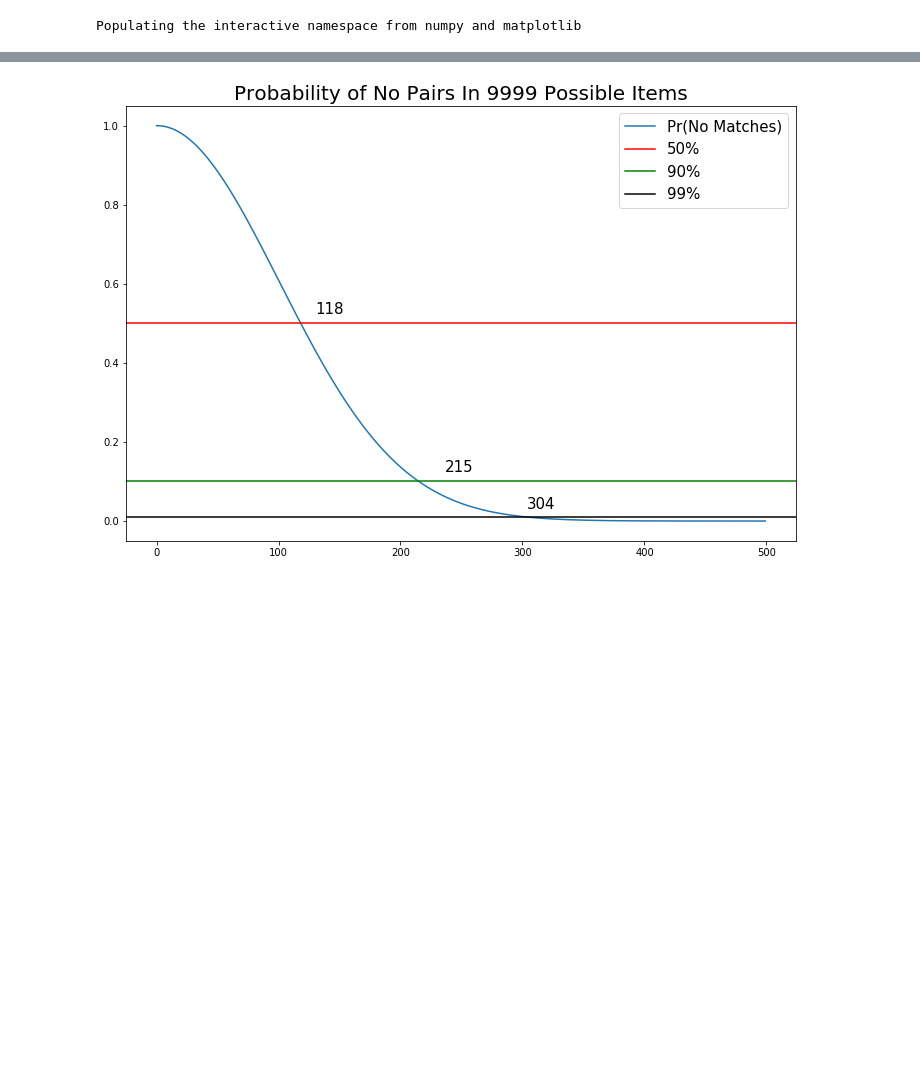
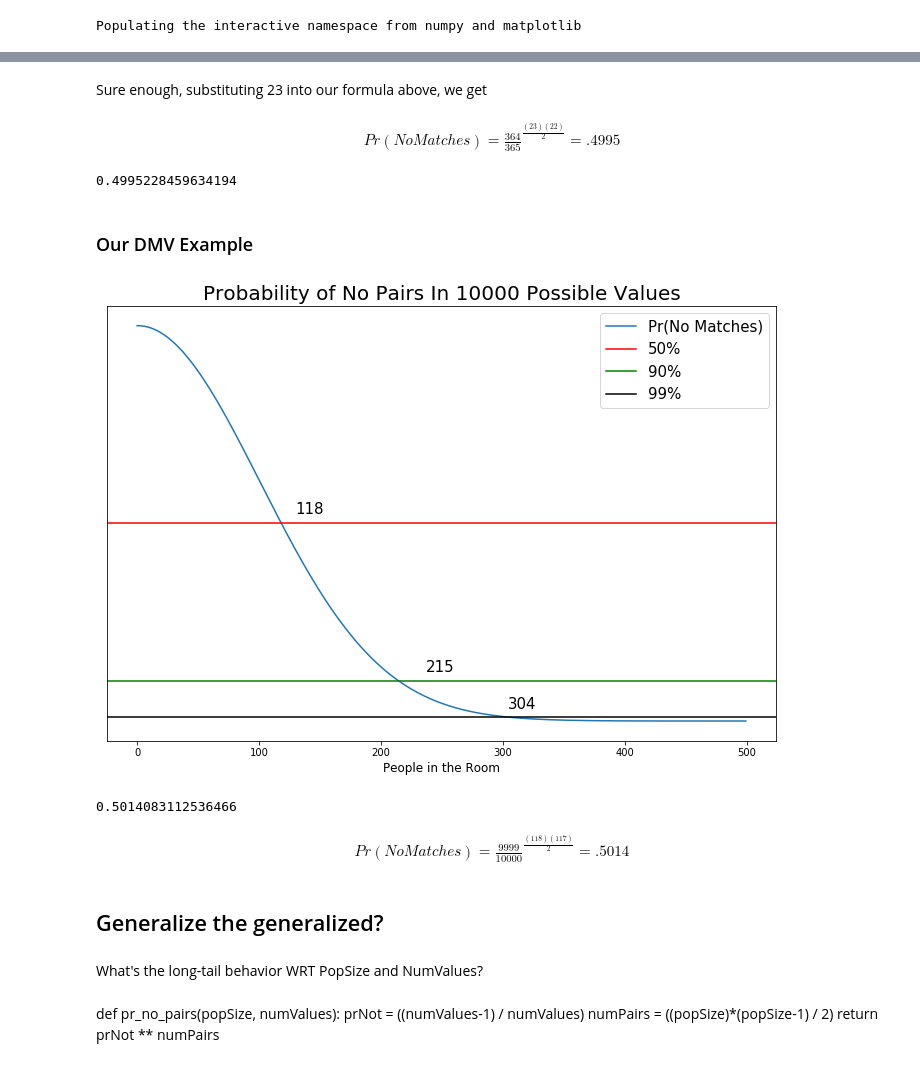
Before and after one commit to manifes7o/dmvParadox, a Jupyter notebook: DMV Paradox.ipynb, the cells around one changed output, grey strips where cells are left out. Cells and saved outputs as stored; diff of their text form; code cells hidden in the pictures; blank space fills up the shorter version.

```diff
--- a/DMV Paradox.ipynb
+++ b/DMV Paradox.ipynb
@@ -11,5 +19,5 @@ Populating the interactive namespace from numpy and matplotlib
 # %%
-def paradox(popSize, numValues):
+def pr_no_pairs(popSize, numValues):
     prNot = ((numValues-1) / numValues)
     numPairs = ((popSize)*(popSize-1) / 2)
     return prNot ** numPairs
@@ -16,4 +33,4 @@ def paradox(popSize, numValues):
 # %%
-def count_needed_given_pr(t, pr=.5):
-    val = (sqrt(-2*math.log(1-pr)) * sqrt(t))
-    return ceil(val)
+def count_needed_given_pr(values, pr=.5):
+    count = (sqrt(-2*math.log(1-pr)) * sqrt(values))
+    return ceil(count)
@@ -36,8 +55,8 @@ def make_paradox_plot(x, y, c):
 
     ax.legend(labels=['Pr(No Matches)', '50%', '90%', '99%'], fontsize=15)
 
-    ax.set_title('Probability of No Pairs In {} Possible Items'.format(c)
+    ax.set_title('Probability of No Pairs In {} Possible Values'.format(c)
                  , fontsize=20)
-    ax.set_xlabel('People in the Room')
+    ax.set_xlabel('People in the Room', fontsize=12)
     ax.axes.get_yaxis().set_visible(False)
     plt.show()
@@ -52,8 +73,33 @@ make_paradox_plot(x, y, c)
+# %% [markdown]
+Sure enough, substituting 23 into our formula above, we get
+# %% [markdown]
+<center>$Pr(No Matches) = \frac{364}{365}^{\frac{(23)(22)}{2}}=.4995$</center>
+# %%
+pr_no_pairs(23, 365)
+# %% [output]
+0.4995228459634194
+# %% [markdown]
+### Our DMV Example
 # %%
-c = 9999
+c = 10000
 x = np.arange(0, 500)
-y = [paradox(p, c) for p in x]
+y = [pr_no_pairs(p, c) for p in x]
 
 make_paradox_plot(x, y, c)
 # %% [output]
-[figure, old version]
+[figure, new version]
+# %%
+pr_no_pairs(118, 10000)
+# %% [output]
+0.5014083112536466
+# %% [markdown]
+<center>$Pr(No Matches) = \frac{9999}{10000}^{\frac{(118)(117)}{2}}=.5014$</center>
+# %% [markdown]
+## Generalize the generalized?
+# %% [markdown]
+What's the long-tail behavior WRT PopSize and NumValues?
+# %% [markdown]
+def pr_no_pairs(popSize, numValues):
+    prNot = ((numValues-1) / numValues)
+    numPairs = ((popSize)*(popSize-1) / 2)
+    return prNot ** numPairs
```
Also changed, not shown: parts of 12 cells of this notebook.
